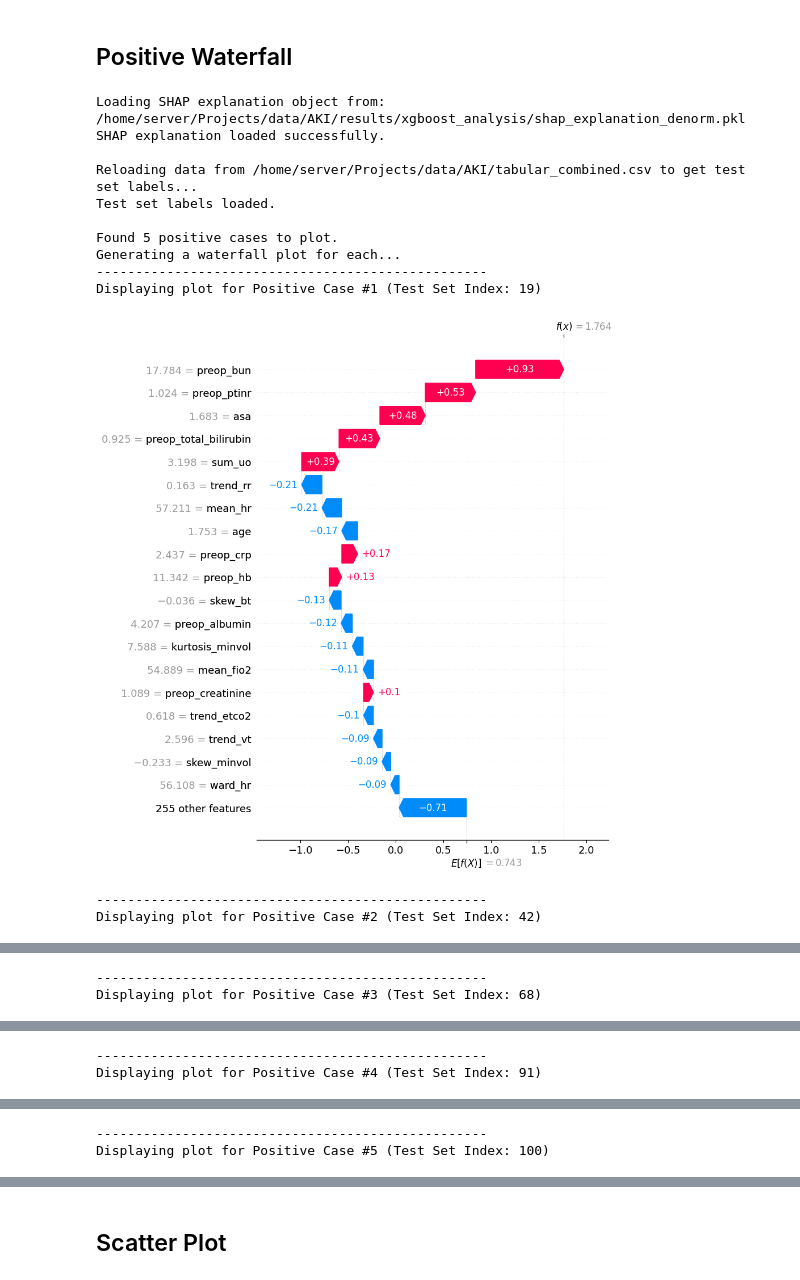
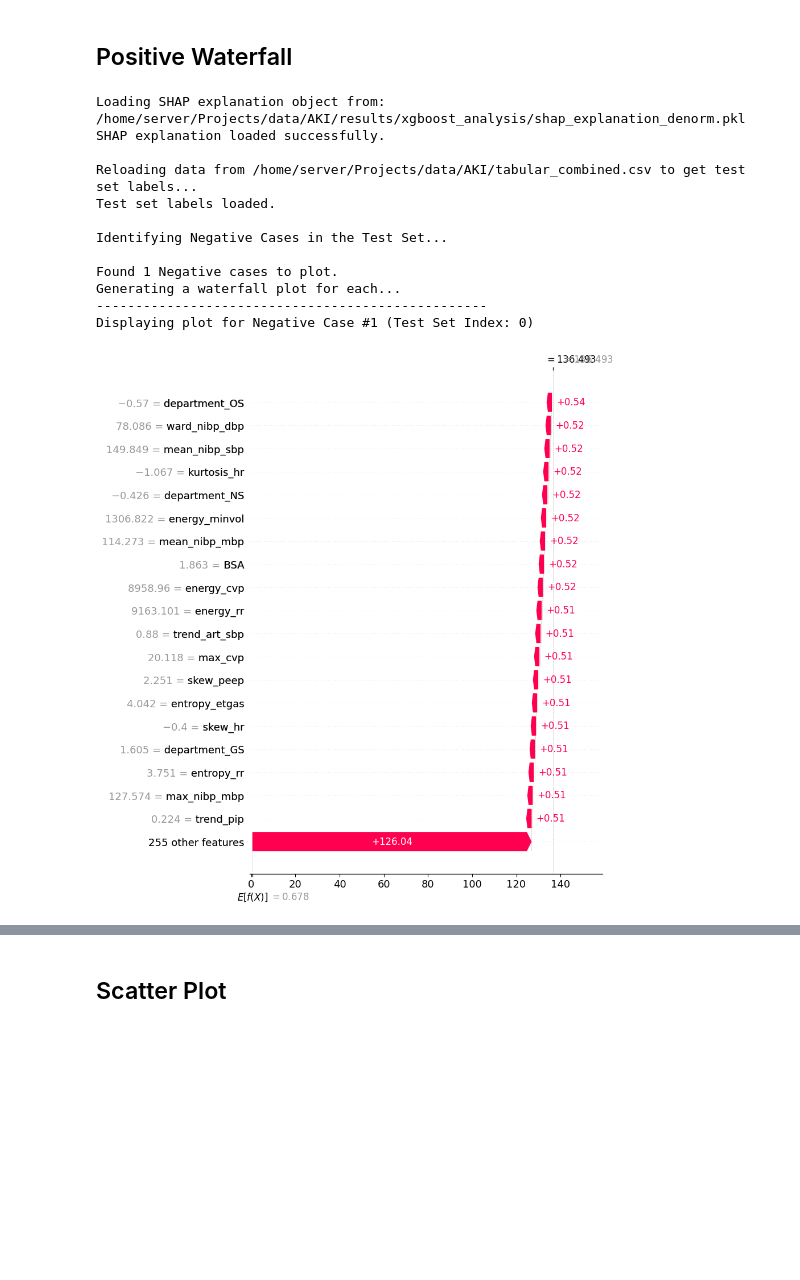
Before and after one commit to StealthX051/Inspire-AKI-prediction, a Jupyter notebook: create_results/shap.ipynb, the cells around one changed output, grey strips where cells are left out. Drawn from its saved outputs; the diff is of its cells as text; code cells hidden in the pictures; blank space fills up the shorter version.

```diff
--- a/create_results/shap.ipynb
+++ b/create_results/shap.ipynb
@@ -708,6 +779,7 @@ import pickle
 import shap
 import pandas as pd
 from sklearn.model_selection import train_test_split
+from scipy.special import expit
 
 # --- Configuration ---
 # PLEASE VERIFY these paths match your environment.
@@ -717,20 +789,26 @@ TARGET = 'aki_boolean'
 RANDOM_STATE = 42
 
 # How many positive cases do you want to plot?
-NUM_PLOTS_TO_GENERATE = 5
+NUM_PLOTS_TO_GENERATE = 1
+
+# Set to True if you want to find positive cases (aki_boolean = 1)
+# Set to False if you want to find negative cases (aki_boolean = 0)
+POSITIVE = False
 
 # --- File Paths ---
 DATA_PATH = os.path.join(BASE_DATA_DIR, 'tabular_combined.csv')
 SHAP_VALUES_PATH = os.path.join(RESULTS_DIR, 'shap_explanation.pkl')
 SHAP_VALUES_DENORM_PATH = os.path.join(RESULTS_DIR, 'shap_explanation_denorm.pkl')
+SHAP_VALUES_PROB_PATH = os.path.join(RESULTS_DIR, 'shap_explanation_prob.pkl')
 
 # --- 1. Load SHAP Explanation Object ---
-# We load the denormalized explanation object so that our values are clinically meaningful
-print(f"Loading SHAP explanation object from: {SHAP_VALUES_DENORM_PATH}")
-if not os.path.exists(SHAP_VALUES_DENORM_PATH):
-    print(f"\nERROR: SHAP file not found at {SHAP_VALUES_DENORM_PATH}")
+# We load the probability output denormalized explanation object so that our values are clinically meaningful
+#NOTE: change this to SHAP_VALUES_DENORM_PATH if you want go back to the previous plots
+print(f"Loading SHAP explanation object from: {SHAP_VALUES_PROB_PATH}")
+if not os.path.exists(SHAP_VALUES_PROB_PATH):
+    print(f"\nERROR: SHAP file not found at {SHAP_VALUES_PROB_PATH}")
 else:
-    with open(SHAP_VALUES_DENORM_PATH, 'rb') as f:
+    with open(SHAP_VALUES_PROB_PATH, 'rb') as f:
         shap_explanation = pickle.load(f)
     print("SHAP explanation loaded successfully.")
 
@@ -746,43 +824,51 @@ else:
     # Perform the exact same stratified split as in the original notebook
     train_df, test_df = train_test_split(
         df,
         test_size=0.2,
         stratify=df[TARGET],
         random_state=RANDOM_STATE
     )
     y_test = test_df[TARGET]
     # Reset index to align with the SHAP explanation object (which is 0-indexed)
     y_test = y_test.reset_index(drop=True)
     print("Test set labels loaded.")
 
-    # --- 3. Find Positive Cases and Generate Plots ---
+    # --- 3. Find Positive/Negative Cases and Generate Plots ---
+    # Decide if we're finding positive or negative cases
+    if POSITIVE:
+        y_val = 1
+        case_type = "Positive"
+    else:
+        y_val = 0
+        case_type = "Negative"
+    print(f"\nIdentifying {case_type} Cases in the Test Set...")
+
     # Find the indices of the first N positive cases in the test set
-    positive_case_indices = y_test[y_test == 1].head(NUM_PLOTS_TO_GENERATE).index
+    case_indices = y_test[y_test == y_val].head(NUM_PLOTS_TO_GENERATE).index
 
-    print(f"\nFound {len(positive_case_indices)} positive cases to plot.")
+    print(f"\nFound {len(case_indices)} {case_type} cases to plot.")
     print("Generating a waterfall plot for each...")
 
-    if len(positive_case_indices) == 0:
-        print("\nNo positive cases found in the first part of the test set.")
+    if len(case_indices) == 0:
+        print(f"\nNo {case_type} cases found in the first part of the test set.")
     else:
         # Loop through the identified positive cases
-        for i, idx in enumerate(positive_case_indices):
+        for i, idx in enumerate(case_indices):
             print("-" * 50)
-            print(f"Displaying plot for Positive Case #{i+1} (Test Set Index: {idx})")
-
+            print(f"Displaying plot for {case_type} Case #{i+1} (Test Set Index: {idx})")
             # A waterfall plot is the modern, standard way to show a single explanation
             shap.plots.waterfall(shap_explanation[idx], max_display=20)
 # %% [output]
 Loading SHAP explanation object from: /home/server/Projects/data/AKI/results/xgboost_analysis/shap_explanation_denorm.pkl
 SHAP explanation loaded successfully.
 
 Reloading data from /home/server/Projects/data/AKI/tabular_combined.csv to get test set labels...
 Test set labels loaded.
 
-Found 5 positive cases to plot.
+Identifying Negative Cases in the Test Set...
+
+Found 1 Negative cases to plot.
 Generating a waterfall plot for each...
 --------------------------------------------------
-Displaying plot for Positive Case #1 (Test Set Index: 19)
+Displaying plot for Negative Case #1 (Test Set Index: 0)
-[figure, old version]
+[figure, new version]
---------------------------------------------------
-Displaying plot for Positive Case #2 (Test Set Index: 42)
@@ -790,2 +874,0 @@ Displaying plot for Positive Case #2 (Test Set Index: 42)
---------------------------------------------------
-Displaying plot for Positive Case #3 (Test Set Index: 68)
@@ -793,2 +874,0 @@ Displaying plot for Positive Case #3 (Test Set Index: 68)
---------------------------------------------------
-Displaying plot for Positive Case #4 (Test Set Index: 91)
@@ -796,2 +874,0 @@ Displaying plot for Positive Case #4 (Test Set Index: 91)
---------------------------------------------------
-Displaying plot for Positive Case #5 (Test Set Index: 100)
```
Also changed, not shown: parts of 2 cells of this notebook, 2 other files.
